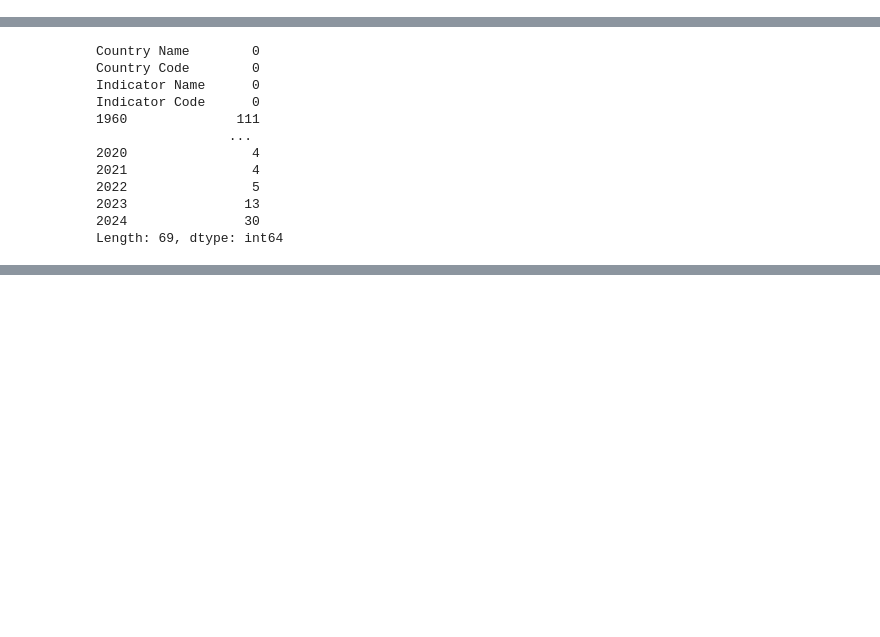
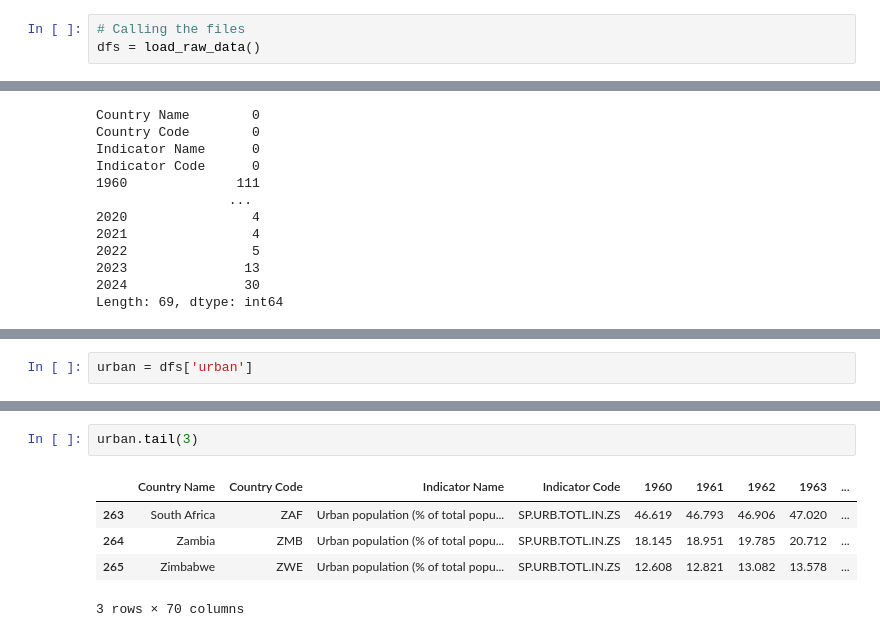
Before and after one commit to mquezada13/meat-consumption-analysis, a Jupyter notebook: notebooks/01_data_exploration.ipynb, the cells around one changed output, grey strips where cells are left out. Drawn from its saved outputs; the diff is of its cells as text; blank space fills up the shorter version.

Commit message:
Processing
Finalisation of the first non-organised version or 02_data_processing.ipynb

```diff
--- a/notebooks/01_data_exploration.ipynb
+++ b/notebooks/01_data_exploration.ipynb
@@ -52 +69,4 @@ dfs = {
+# %%
+# Calling the files
+dfs = load_raw_data()
 # %% [markdown]
@@ -370,0 +389,2 @@ Countries: ['Aruba' 'Africa Eastern and Southern' 'Afghanistan'
+# %%
+urban = dfs['urban']
@@ -370,0 +397,8 @@ Countries: ['Aruba' 'Africa Eastern and Southern' 'Afghanistan'
+# %%
+urban.tail(3)
+# %% [output]
+|  | Country Name | Country Code | Indicator Name | Indicator Code | 1960 | 1961 | 1962 | 1963 | ... |
+| 263 | South Africa | ZAF | Urban population (% of total popu... | SP.URB.TOTL.IN.ZS | 46.619 | 46.793 | 46.906 | 47.020 | ... |
+| 264 | Zambia | ZMB | Urban population (% of total popu... | SP.URB.TOTL.IN.ZS | 18.145 | 18.951 | 19.785 | 20.712 | ... |
+| 265 | Zimbabwe | ZWE | Urban population (% of total popu... | SP.URB.TOTL.IN.ZS | 12.608 | 12.821 | 13.082 | 13.578 | ... |
+3 rows × 70 columns
```
Also changed, not shown: parts of 67 cells of this notebook, 7 other files.
